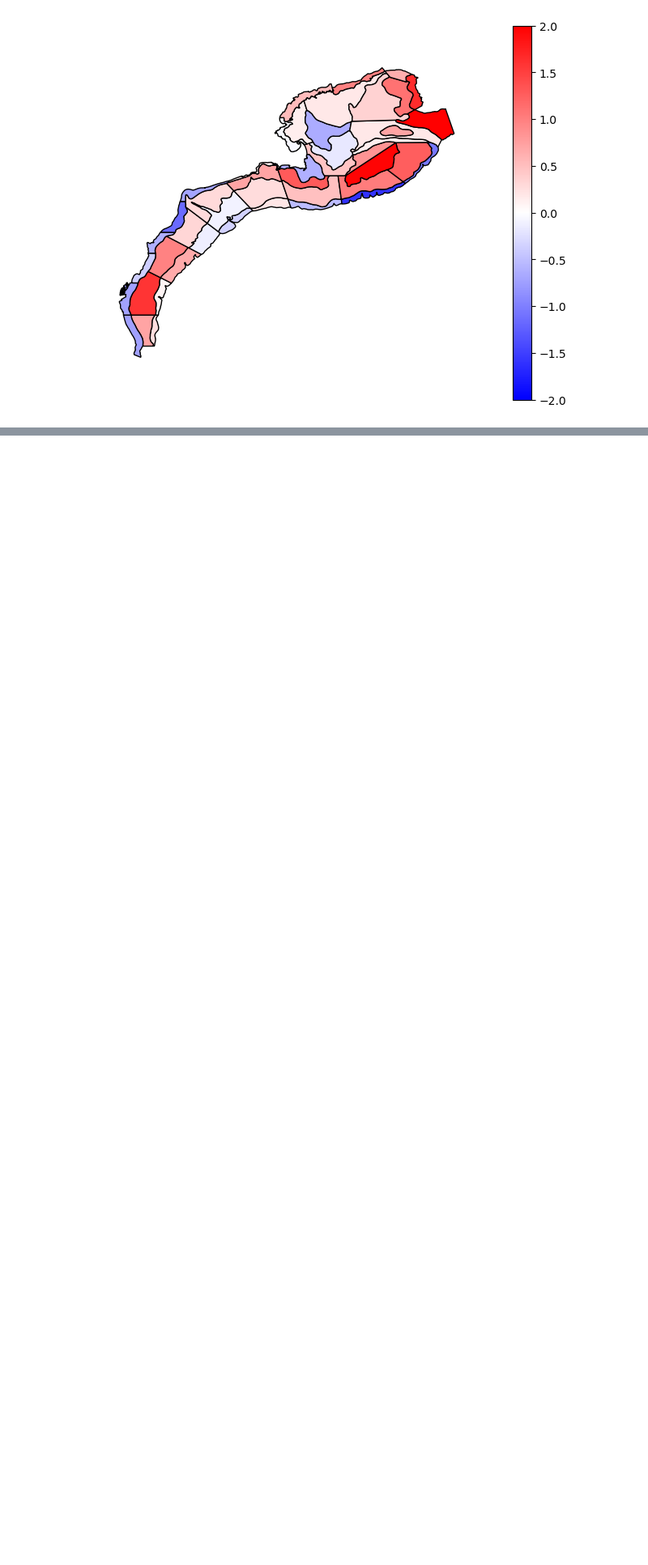
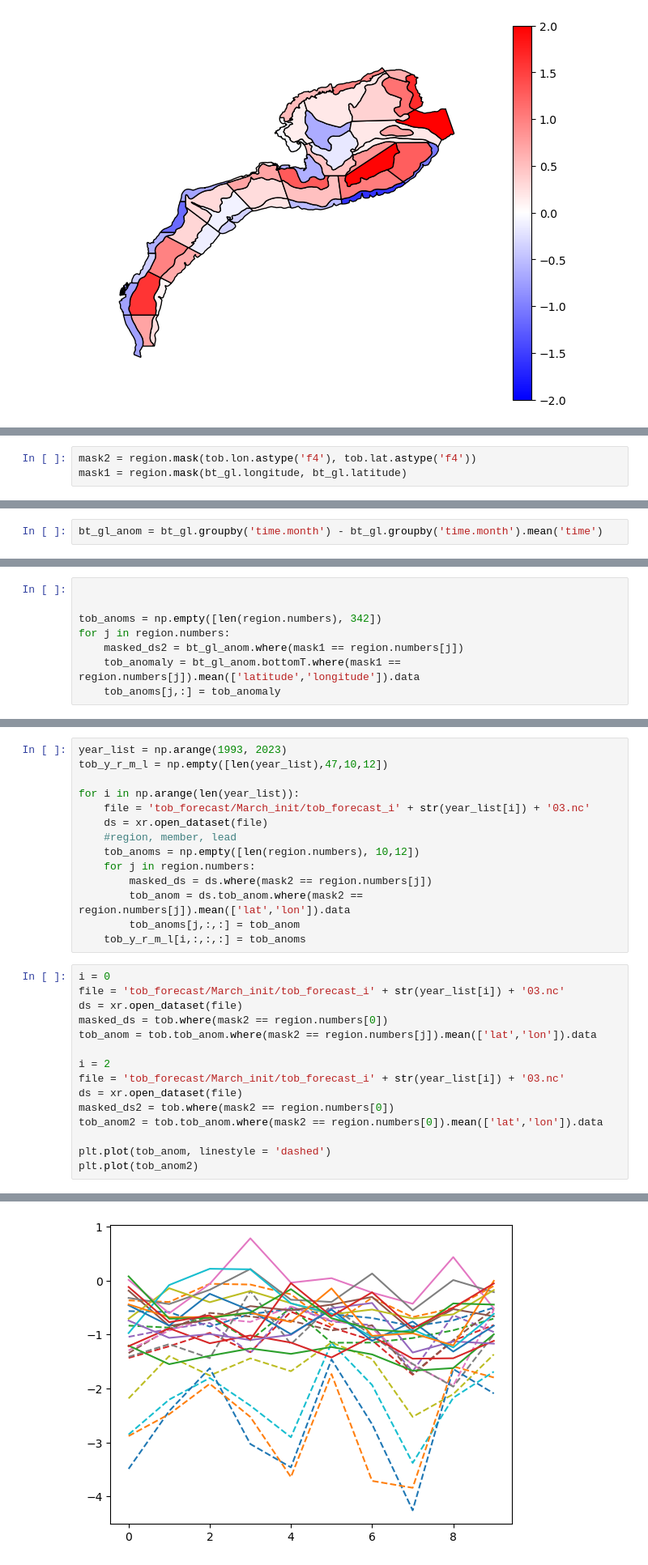
Before and after one commit to LGruenburg/MOM6_Validation, a Jupyter notebook: Mom6_glorys_bt_ecomon.ipynb, the cells around one changed output, grey strips where cells are left out. Shown at 81% size. Cells and saved outputs as stored; diff of their text form; blank space fills up the shorter version.

Commit message:
Adding bottom temp forecasts

```diff
--- a/Mom6_glorys_bt_ecomon.ipynb
+++ b/Mom6_glorys_bt_ecomon.ipynb
@@ -168,0 +231,3 @@ Note: you may need to restart the kernel to use updated packages.
+# %%
+mask2 = region.mask(tob.lon.astype('f4'), tob.lat.astype('f4'))
+mask1 = region.mask(bt_gl.longitude, bt_gl.latitude)
@@ -168,0 +250,2 @@ Note: you may need to restart the kernel to use updated packages.
+# %%
+bt_gl_anom = bt_gl.groupby('time.month') - bt_gl.groupby('time.month').mean('time')
@@ -168,0 +268,8 @@ Note: you may need to restart the kernel to use updated packages.
+# %%
+
+
+tob_anoms = np.empty([len(region.numbers), 342])
+for j in region.numbers:
+    masked_ds2 = bt_gl_anom.where(mask1 == region.numbers[j])
+    tob_anomaly = bt_gl_anom.bottomT.where(mask1 == region.numbers[j]).mean(['latitude','longitude']).data
+    tob_anoms[j,:] = tob_anomaly
@@ -168,0 +300,30 @@ Note: you may need to restart the kernel to use updated packages.
+# %%
+year_list = np.arange(1993, 2023)
+tob_y_r_m_l = np.empty([len(year_list),47,10,12])
+
+for i in np.arange(len(year_list)):
+    file = 'tob_forecast/March_init/tob_forecast_i' + str(year_list[i]) + '03.nc'
+    ds = xr.open_dataset(file)
+    #region, member, lead
+    tob_anoms = np.empty([len(region.numbers), 10,12])
+    for j in region.numbers:
+        masked_ds = ds.where(mask2 == region.numbers[j])
+        tob_anom = ds.tob_anom.where(mask2 == region.numbers[j]).mean(['lat','lon']).data
+        tob_anoms[j,:,:] = tob_anom
+    tob_y_r_m_l[i,:,:,:] = tob_anoms
+# %%
+i = 0
+file = 'tob_forecast/March_init/tob_forecast_i' + str(year_list[i]) + '03.nc'
+ds = xr.open_dataset(file)
+masked_ds = tob.where(mask2 == region.numbers[0])
+tob_anom = tob.tob_anom.where(mask2 == region.numbers[j]).mean(['lat','lon']).data
+
+i = 2
+file = 'tob_forecast/March_init/tob_forecast_i' + str(year_list[i]) + '03.nc'
+ds = xr.open_dataset(file)
+masked_ds2 = tob.where(mask2 == region.numbers[0])
+tob_anom2 = tob.tob_anom.where(mask2 == region.numbers[0]).mean(['lat','lon']).data
+
+plt.plot(tob_anom, linestyle = 'dashed')
+plt.plot(tob_anom2)
+# %% [output]
@@ -168,0 +342 @@ Note: you may need to restart the kernel to use updated packages.
+[figure, added]
```
Also changed, not shown: parts of 29 cells of this notebook, 2 other files.
